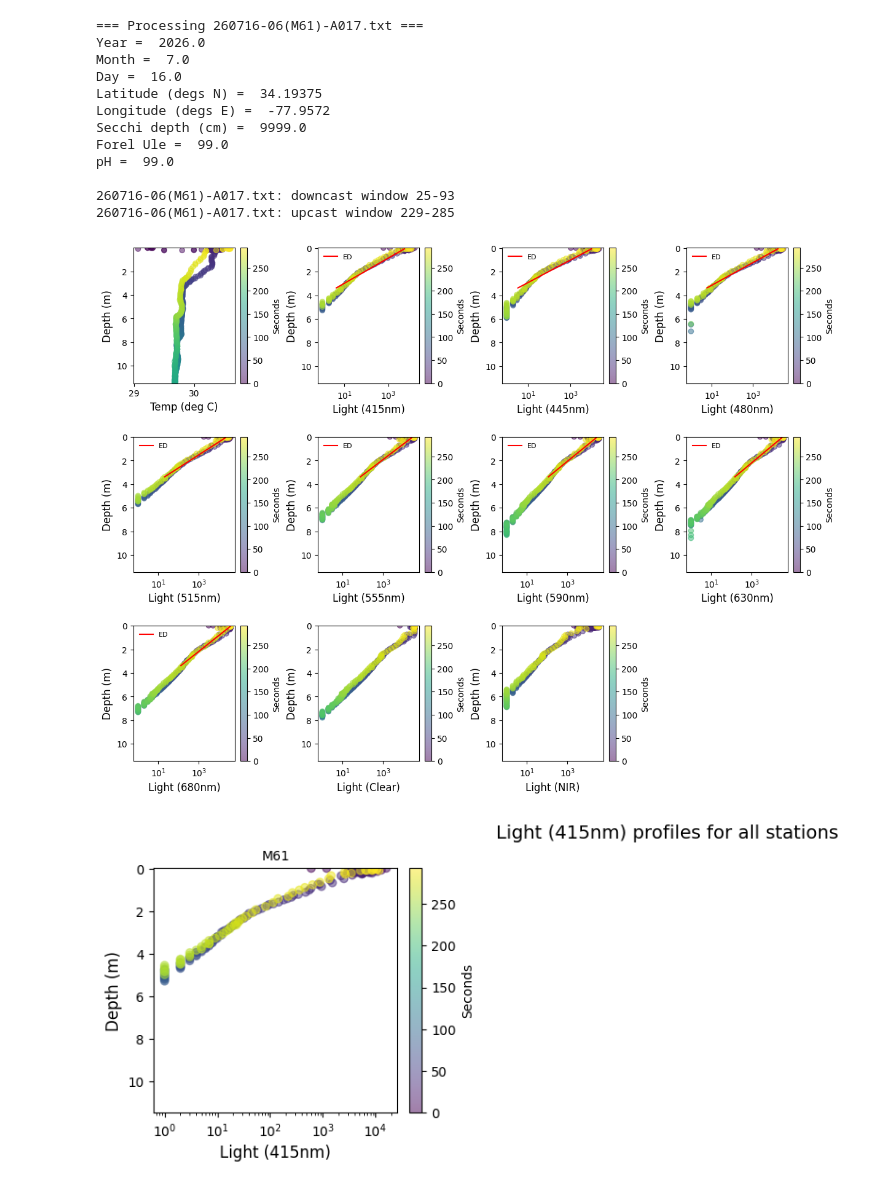
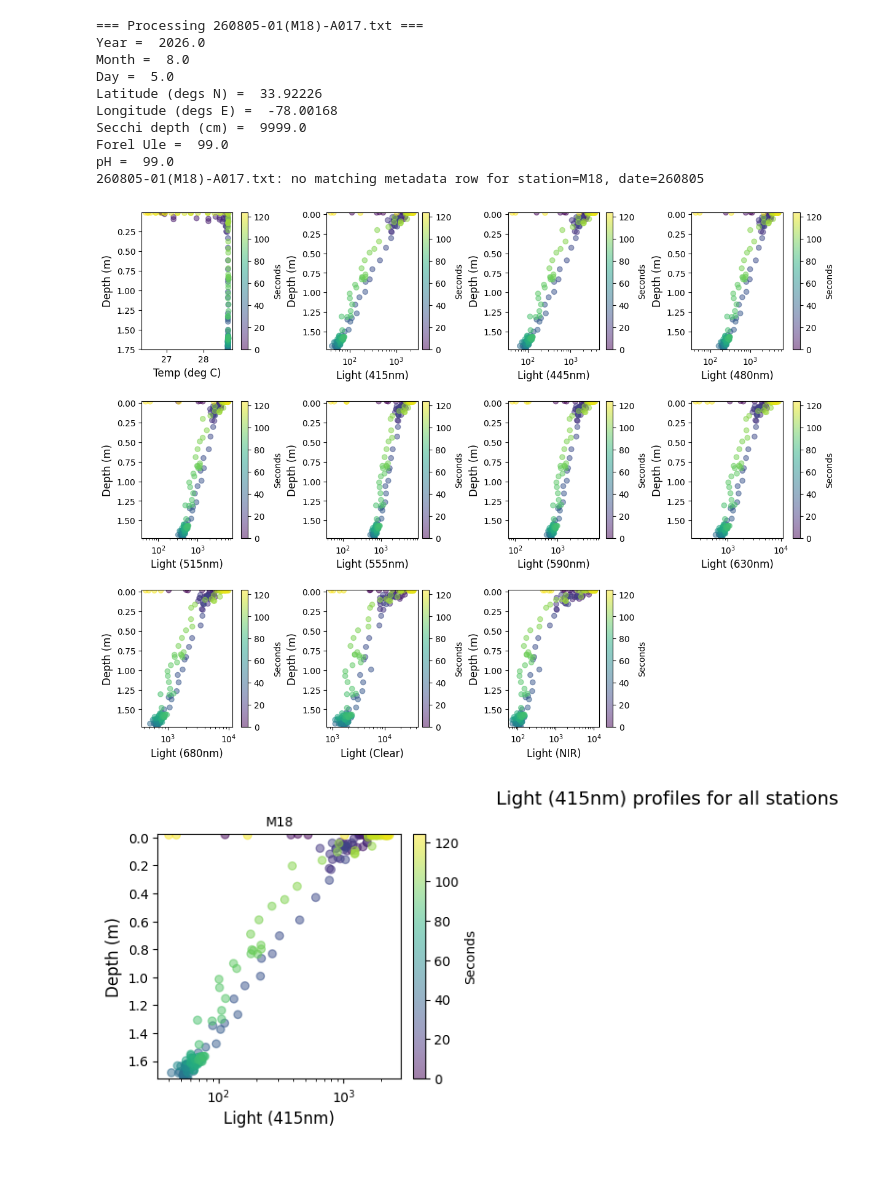
Before and after one commit to COAST-Lab/Sensing-Secchi-Disk, a Jupyter notebook: Jupyter_Notebooks/scripture.ipynb, the cells around one changed output. Saved outputs shown, nothing was run; the diff lists cells and outputs as text; code cells hidden in the pictures.

Commit message:
Updated CFRE with latest data

```diff
--- a/Jupyter_Notebooks/scripture.ipynb
+++ b/Jupyter_Notebooks/scripture.ipynb
@@ -1,4 +1,5 @@
 # %%
+# COAST
 # Programs and functions
 from calendar import Day, Month
 
@@ -15,11 +16,10 @@ from pathlib import Path
 
 from scipy.stats import linregress
 
-# 06/25
 # Datafiles
-data_dir = Path.cwd().parent / "CFRE" / "Cruise 8"
+data_dir = Path.cwd().parent / "CFRE" / "Cruise 10"
 files = [
-    data_dir / "260716-06(M61)-A017.txt",
+    data_dir / "260805-01(M18)-A017.txt",
 ]
 
 # Function to process a single SSD file
@@ -409,42 +409,40 @@ fit_channel_map = {
     'Light (445nm)': 'E445nm',
     'Light (480nm)': 'E480nm',
     'Light (515nm)': 'E515nm',
     'Light (555nm)': 'E555nm',
     'Light (590nm)': 'E590nm',
     'Light (630nm)': 'E630nm',
     'Light (680nm)': 'E680nm',
 }
 
 for E_data, label, ax in irr_list:
     im = ax.scatter(E_data, data['Depth_SS_L'], c=data['DATA_SEC0'], marker='o', alpha=0.5)
     ax.set_ylabel('Depth (m)', fontsize=12)
     ax.set_xlabel(label, fontsize=12)
     ax.set_ylim([np.max(data['Depth_SS_L']), np.min(data['Depth_SS_L'])])
     ax.set_xscale('log')  # Log scale reveals exponential decay with depth
     cbar = fig.colorbar(im, ax=ax)
     cbar.set_label("Seconds")
 
     if label in fit_channel_map:
         add_windowed_fit_line(ax, data, fit_channel_map[label], color='red', label='ED')
         ax.legend(loc='upper left', frameon=False, fontsize=8)
 
 # Panel 12: Hidden (placeholder for 3×4 grid)
 ax12.set_visible(False)
 plt.show()
 # %% [output]
-=== Processing 260716-06(M61)-A017.txt ===
+=== Processing 260805-01(M18)-A017.txt ===
 Year =  2026.0
-Month =  7.0
-Day =  16.0
-Latitude (degs N) =  34.19375
-Longitude (degs E) =  -77.9572
+Month =  8.0
+Day =  5.0
+Latitude (degs N) =  33.92226
+Longitude (degs E) =  -78.00168
 Secchi depth (cm) =  9999.0
 Forel Ule =  99.0
 pH =  99.0
-
-260716-06(M61)-A017.txt: downcast window 25-93
-260716-06(M61)-A017.txt: upcast window 229-285
+260805-01(M18)-A017.txt: no matching metadata row for station=M18, date=260805
-[figure, old version]
+[figure, new version]
 # %%
 # 415nm panels for all stations
 if len(all_data) > 0:
@@ -499,7 +497,7 @@ if len(all_data) > 0:
 else:
     print("No data available to plot 415nm profiles.")
 # %% [output]
-[figure, old version]
+[figure, new version]
 # %%
 # Kd analysis: Helper functions for spectral diffuse attenuation coefficient
 
```
Also changed, not shown: parts of 1 cell of this notebook, 37 other files.
